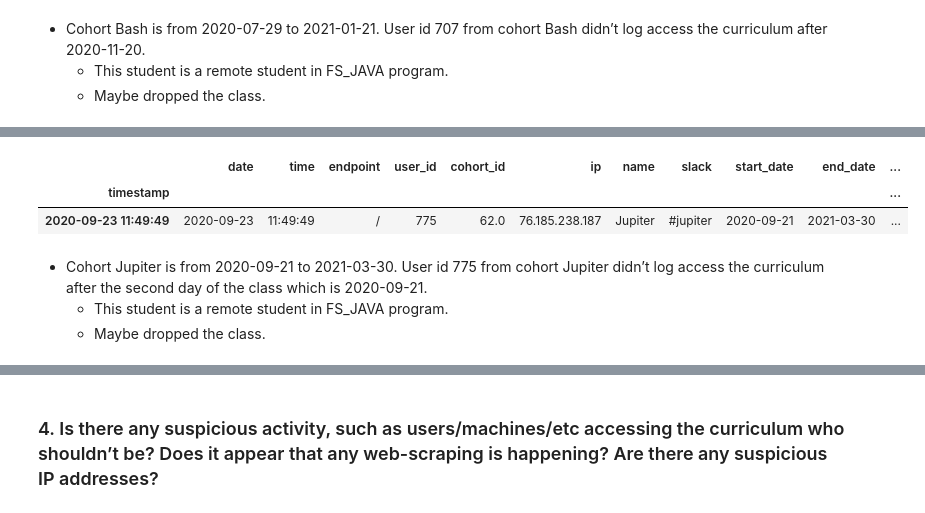
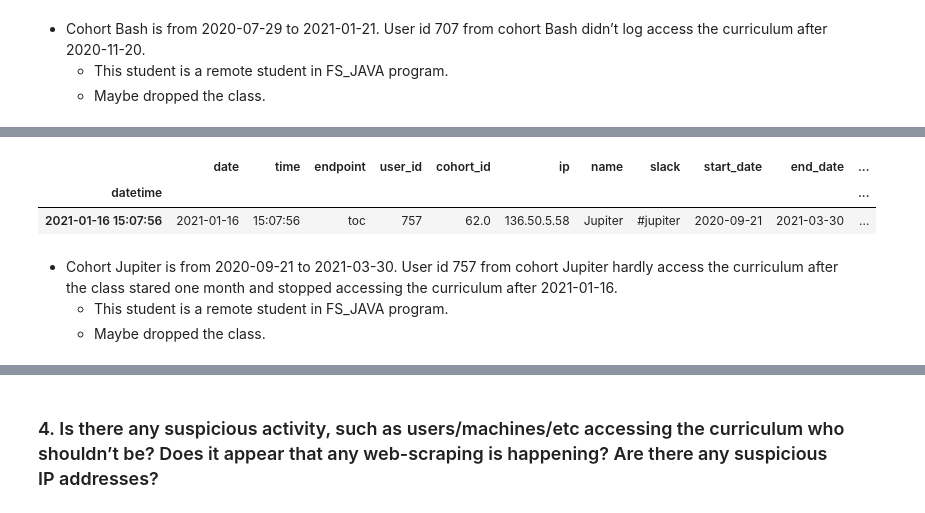
Before and after one commit to Kalpana-duo/project_anomaly, a Jupyter notebook: chenchen_final.ipynb, the cells around one changed output, grey strips where cells are left out. Drawn from its saved outputs; the diff is of its cells as text; code cells hidden in the pictures.

```diff
--- a/chenchen_final.ipynb
+++ b/chenchen_final.ipynb
@@ -20,8 +20,9 @@ df shape: (900223, 11)
 | 3 | 2018-01-26 | 09:56:06 | slides/object_oriented_programming | 1 | 8.0 | 97.105.19.61 | Hampton | #hampton | 2015-09-22 | 2016-02-06 | ... |
 | 4 | 2018-01-26 | 09:56:24 | javascript-i/conditionals | 2 | 22.0 | 97.105.19.61 | Teddy | #teddy | 2018-01-08 | 2018-05-17 | ... |
 # %%
-df = chenchen_prepare.set_timestamp(df)
+df = chenchen_prepare.clean_dates(df)
+df = chenchen_prepare.get_endpoint_targets(df)
 df = chenchen_prepare.map_program_id(df)
-df = chenchen_prepare.handle_missing(df)
-df = chenchen_prepare.get_endpoint_targets(df)
+df = chenchen_prepare.clean_anomalies(df)
 df = chenchen_prepare.clean_lesson(df)
+df = chenchen_prepare.missing_values(df)
@@ -377,10 +412,10 @@ prep(df_active, 775).plot(figsize=(20,3))
 # %%
-df_active[df_active.user_id == 775].head(1)
+df_active[df_active.user_id == 757].tail(1)
 # %% [output]
 |  | date | time | endpoint | user_id | cohort_id | ip | name | slack | start_date | end_date | ... |
-| timestamp |  |  |  |  |  |  |  |  |  |  | ... |
-| 2020-09-23 11:49:49 | 2020-09-23 | 11:49:49 | / | 775 | 62.0 | 76.185.238.187 | Jupiter | #jupiter | 2020-09-21 | 2021-03-30 | ... |
+| datetime |  |  |  |  |  |  |  |  |  |  | ... |
+| 2021-01-16 15:07:56 | 2021-01-16 | 15:07:56 | toc | 757 | 62.0 | 136.50.5.58 | Jupiter | #jupiter | 2020-09-21 | 2021-03-30 | ... |
 # %% [markdown]
-* Cohort Jupiter is from 2020-09-21 to 2021-03-30. User id 775 from cohort Jupiter didn’t log access the curriculum after the second day of the class which is 2020-09-21.
+* Cohort Jupiter is from 2020-09-21 to 2021-03-30. User id 757 from cohort Jupiter hardly access the curriculum after the class stared one month and stopped accessing the curriculum after 2021-01-16.
     * This student is a remote student in FS_JAVA program.
     * Maybe dropped the class.
```
Also changed, not shown: parts of 50 cells of this notebook.
